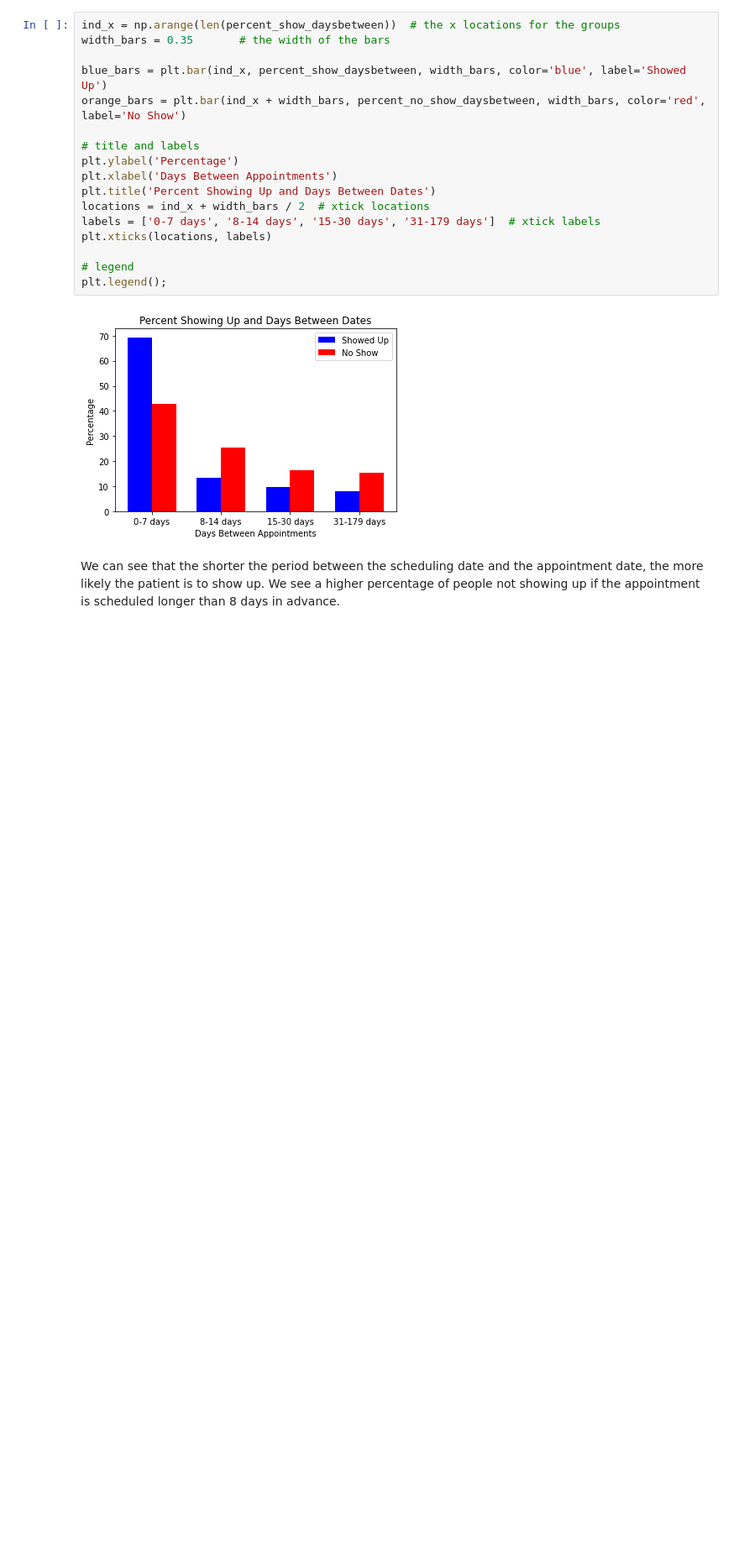
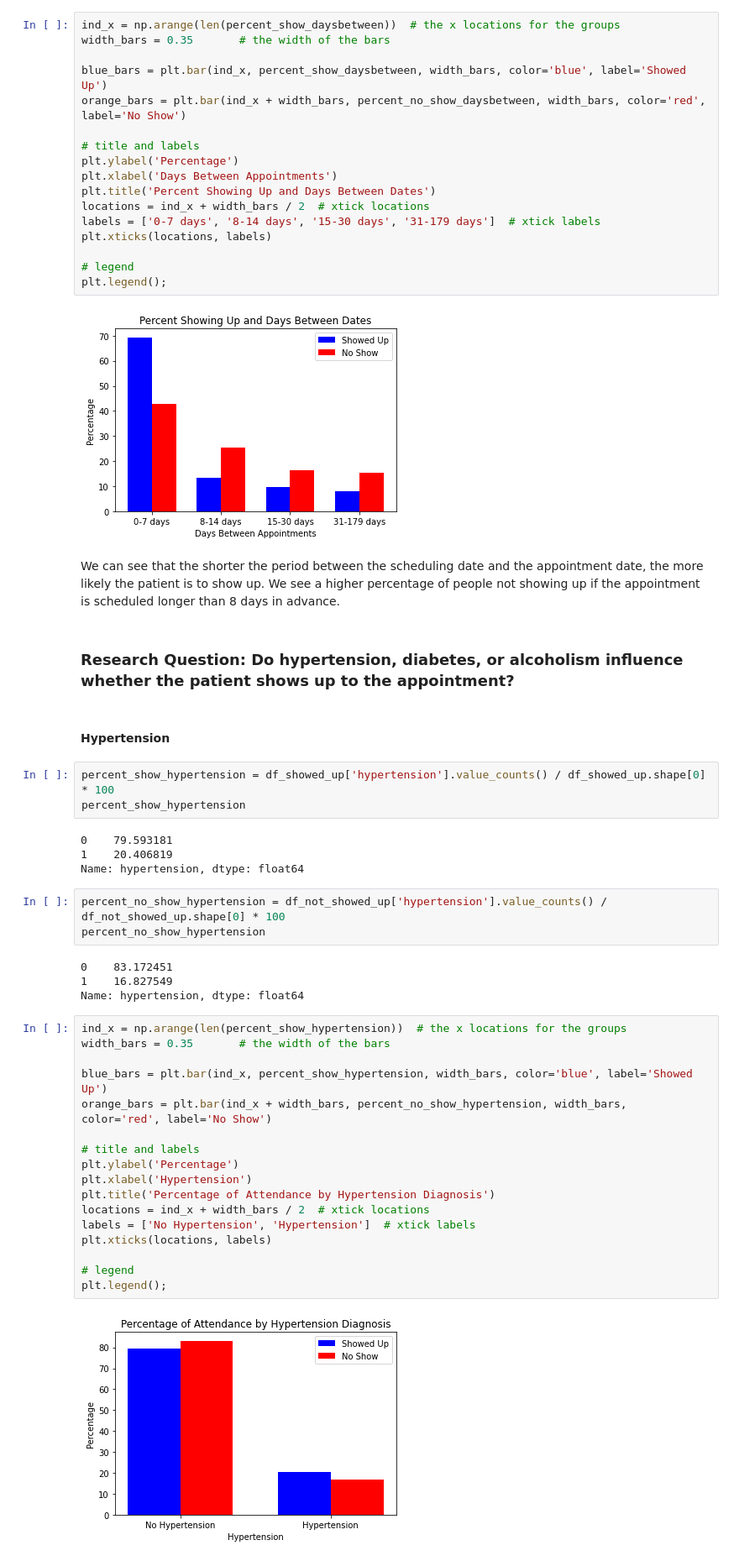
Before and after one commit to jlvalport/Medical-appointments-analysis, a Jupyter notebook: No-show Medical Appointments Analysis.ipynb, the cells around one changed output. Shown: that part at 84% size. Drawn from its saved outputs; the diff is of its cells as text; blank space fills up the shorter version.

Commit message:
Hypertension, diabetes and alcoholism influence EDA

```diff
--- a/No-show Medical Appointments Analysis.ipynb
+++ b/No-show Medical Appointments Analysis.ipynb
@@ -400,3 +400,40 @@ plt.legend();
 [figure]
 # %% [markdown]
 We can see that the shorter the period between the scheduling date and the appointment date, the more likely the patient is to show up. We see a higher percentage of people not showing up if the appointment is scheduled longer than 8 days in advance.
+# %% [markdown]
+### Research Question: Do hypertension, diabetes, or alcoholism influence whether the patient shows up to the appointment?
+# %% [markdown]
+#### Hypertension
+# %%
+percent_show_hypertension = df_showed_up['hypertension'].value_counts() / df_showed_up.shape[0] * 100
+percent_show_hypertension
+# %% [output]
+0    79.593181
+1    20.406819
+Name: hypertension, dtype: float64
+# %%
+percent_no_show_hypertension = df_not_showed_up['hypertension'].value_counts() / df_not_showed_up.shape[0] * 100
+percent_no_show_hypertension
+# %% [output]
+0    83.172451
+1    16.827549
+Name: hypertension, dtype: float64
+# %%
+ind_x = np.arange(len(percent_show_hypertension))  # the x locations for the groups
+width_bars = 0.35       # the width of the bars
+
+blue_bars = plt.bar(ind_x, percent_show_hypertension, width_bars, color='blue', label='Showed Up')
+orange_bars = plt.bar(ind_x + width_bars, percent_no_show_hypertension, width_bars, color='red', label='No Show')
+
+# title and labels
+plt.ylabel('Percentage')
+plt.xlabel('Hypertension')
+plt.title('Percentage of Attendance by Hypertension Diagnosis')
+locations = ind_x + width_bars / 2  # xtick locations
+labels = ['No Hypertension', 'Hypertension']  # xtick labels
+plt.xticks(locations, labels)
+
+# legend
+plt.legend();
+# %% [output]
+[figure, added]
```
Also changed, not shown: parts of 11 cells of this notebook.
